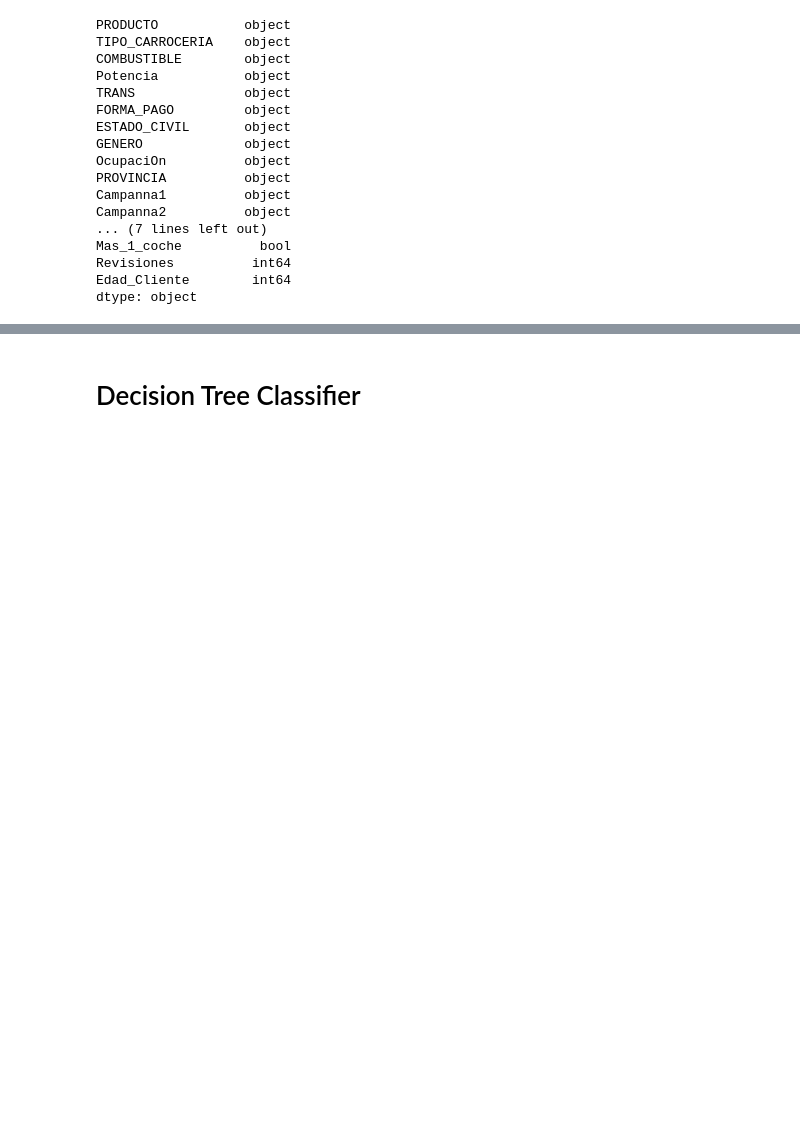
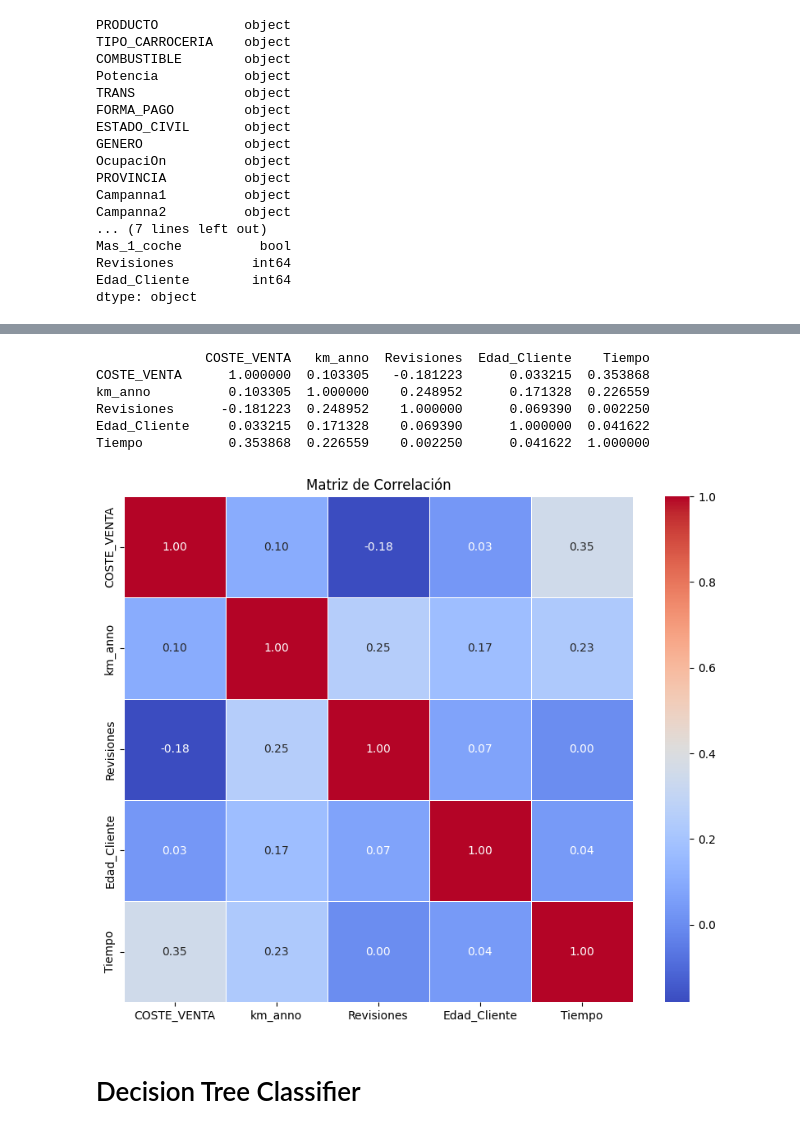
Before and after one commit to alejandromtnz/Purchase-Propensity-Model, a Jupyter notebook: ejemplo_itera.ipynb, the cells around one changed output, grey strips where cells are left out. Saved outputs shown, nothing was run; the diff lists cells and outputs as text; code cells hidden in the pictures; blank space fills up the shorter version.

```diff
--- a/ejemplo_itera.ipynb
+++ b/ejemplo_itera.ipynb
@@ -264,3 +305,26 @@ dtype: object
+# %%
+# Filtrar solo las columnas numéricas
+data_numeric = data.select_dtypes(include=['number'])
+
+# Asumiendo que 'data' es tu DataFrame
+correlation_matrix = data_numeric.corr()
+
+# Mostrar la matriz de correlación
+print(correlation_matrix)
+
+# Visualizar la matriz de correlación
+plt.figure(figsize=(10, 8))
+sns.heatmap(correlation_matrix, annot=True, cmap='coolwarm', fmt='.2f', linewidths=0.5)
+plt.title("Matriz de Correlación")
+plt.show()
+# %% [output]
+              COSTE_VENTA   km_anno  Revisiones  Edad_Cliente    Tiempo
+COSTE_VENTA      1.000000  0.103305   -0.181223      0.033215  0.353868
+km_anno          0.103305  1.000000    0.248952      0.171328  0.226559
+Revisiones      -0.181223  0.248952    1.000000      0.069390  0.002250
+Edad_Cliente     0.033215  0.171328    0.069390      1.000000  0.041622
+Tiempo           0.353868  0.226559    0.002250      0.041622  1.000000
+[figure, added]
 # %% [markdown]
 # Decision Tree Classifier
 # %% [markdown]
```
Also changed, not shown: parts of 2 cells of this notebook.
